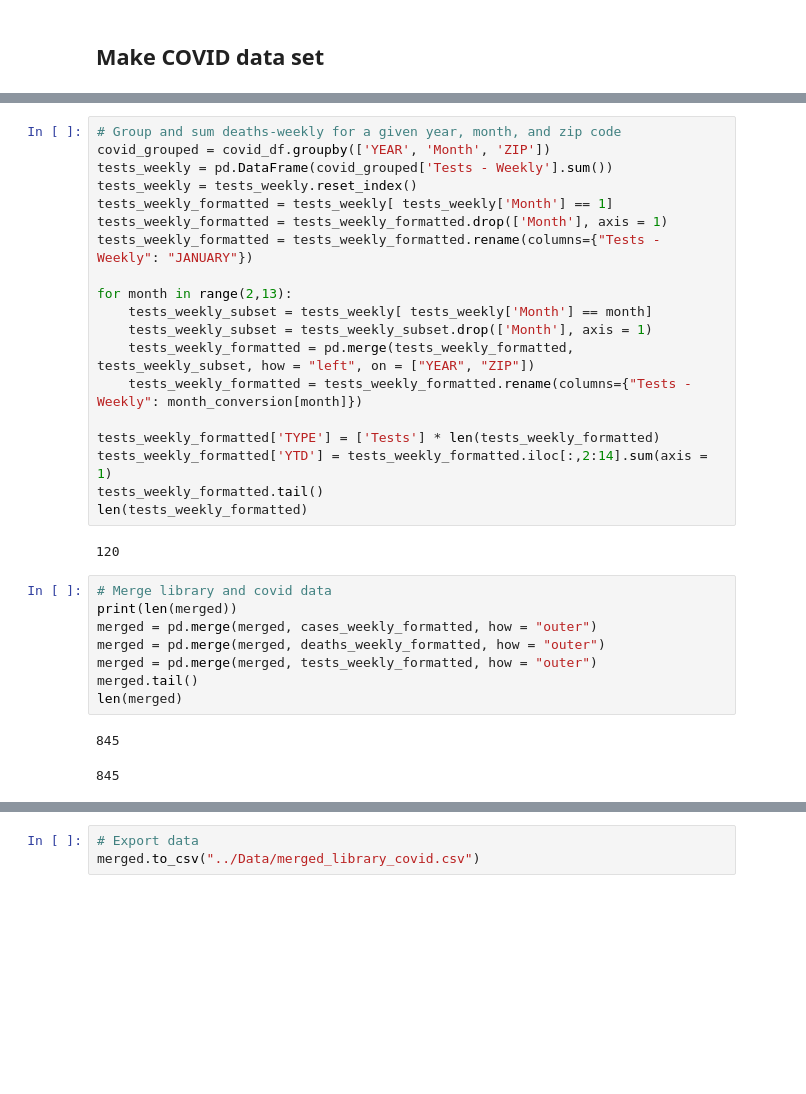
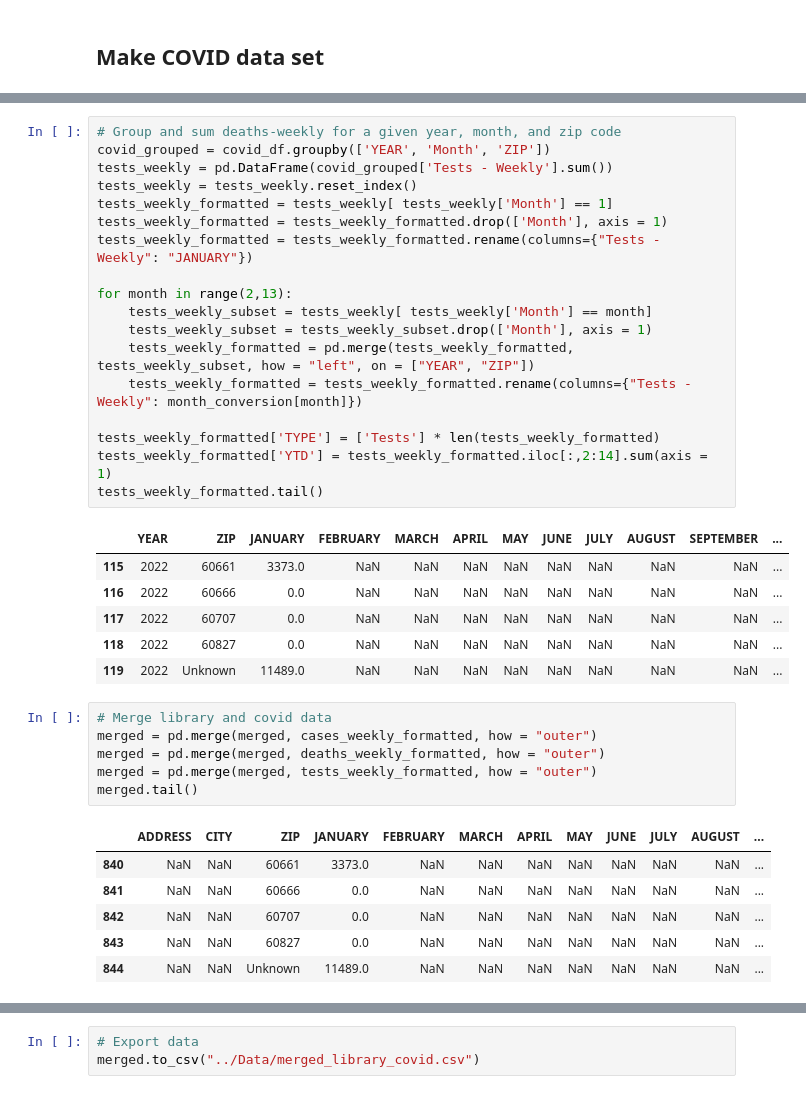
Before and after one commit to nataliepiehl/project_one, a Jupyter notebook: Code/data_cleanup.ipynb, the cells around one changed output, grey strips where cells are left out. Saved outputs shown, nothing was run; the diff lists cells and outputs as text; blank space fills up the shorter version.

```diff
--- a/Code/data_cleanup.ipynb
+++ b/Code/data_cleanup.ipynb
@@ -152,32 +166,38 @@ len(deaths_weekly_formatted)
 # %%
 # Group and sum deaths-weekly for a given year, month, and zip code
 covid_grouped = covid_df.groupby(['YEAR', 'Month', 'ZIP'])
 tests_weekly = pd.DataFrame(covid_grouped['Tests - Weekly'].sum())
 tests_weekly = tests_weekly.reset_index()
 tests_weekly_formatted = tests_weekly[ tests_weekly['Month'] == 1]
 tests_weekly_formatted = tests_weekly_formatted.drop(['Month'], axis = 1)
 tests_weekly_formatted = tests_weekly_formatted.rename(columns={"Tests - Weekly": "JANUARY"})
 
 for month in range(2,13):
     tests_weekly_subset = tests_weekly[ tests_weekly['Month'] == month]
     tests_weekly_subset = tests_weekly_subset.drop(['Month'], axis = 1)
     tests_weekly_formatted = pd.merge(tests_weekly_formatted, tests_weekly_subset, how = "left", on = ["YEAR", "ZIP"])
     tests_weekly_formatted = tests_weekly_formatted.rename(columns={"Tests - Weekly": month_conversion[month]})
 
 tests_weekly_formatted['TYPE'] = ['Tests'] * len(tests_weekly_formatted)
 tests_weekly_formatted['YTD'] = tests_weekly_formatted.iloc[:,2:14].sum(axis = 1)
 tests_weekly_formatted.tail()
-len(tests_weekly_formatted)
 # %% [output]
-120
+|  | YEAR | ZIP | JANUARY | FEBRUARY | MARCH | APRIL | MAY | JUNE | JULY | AUGUST | SEPTEMBER | ... |
+| 115 | 2022 | 60661 | 3373.0 | NaN | NaN | NaN | NaN | NaN | NaN | NaN | NaN | ... |
+| 116 | 2022 | 60666 | 0.0 | NaN | NaN | NaN | NaN | NaN | NaN | NaN | NaN | ... |
+| 117 | 2022 | 60707 | 0.0 | NaN | NaN | NaN | NaN | NaN | NaN | NaN | NaN | ... |
+| 118 | 2022 | 60827 | 0.0 | NaN | NaN | NaN | NaN | NaN | NaN | NaN | NaN | ... |
+| 119 | 2022 | Unknown | 11489.0 | NaN | NaN | NaN | NaN | NaN | NaN | NaN | NaN | ... |
 # %%
 # Merge library and covid data
-print(len(merged))
 merged = pd.merge(merged, cases_weekly_formatted, how = "outer")
 merged = pd.merge(merged, deaths_weekly_formatted, how = "outer")
 merged = pd.merge(merged, tests_weekly_formatted, how = "outer")
 merged.tail()
-len(merged)
 # %% [output]
-845
-845
+|  | ADDRESS | CITY | ZIP | JANUARY | FEBRUARY | MARCH | APRIL | MAY | JUNE | JULY | AUGUST | ... |
+| 840 | NaN | NaN | 60661 | 3373.0 | NaN | NaN | NaN | NaN | NaN | NaN | NaN | ... |
+| 841 | NaN | NaN | 60666 | 0.0 | NaN | NaN | NaN | NaN | NaN | NaN | NaN | ... |
+| 842 | NaN | NaN | 60707 | 0.0 | NaN | NaN | NaN | NaN | NaN | NaN | NaN | ... |
+| 843 | NaN | NaN | 60827 | 0.0 | NaN | NaN | NaN | NaN | NaN | NaN | NaN | ... |
+| 844 | NaN | NaN | Unknown | 11489.0 | NaN | NaN | NaN | NaN | NaN | NaN | NaN | ... |
```
Also changed, not shown: parts of 5 cells of this notebook, 1 other file.
